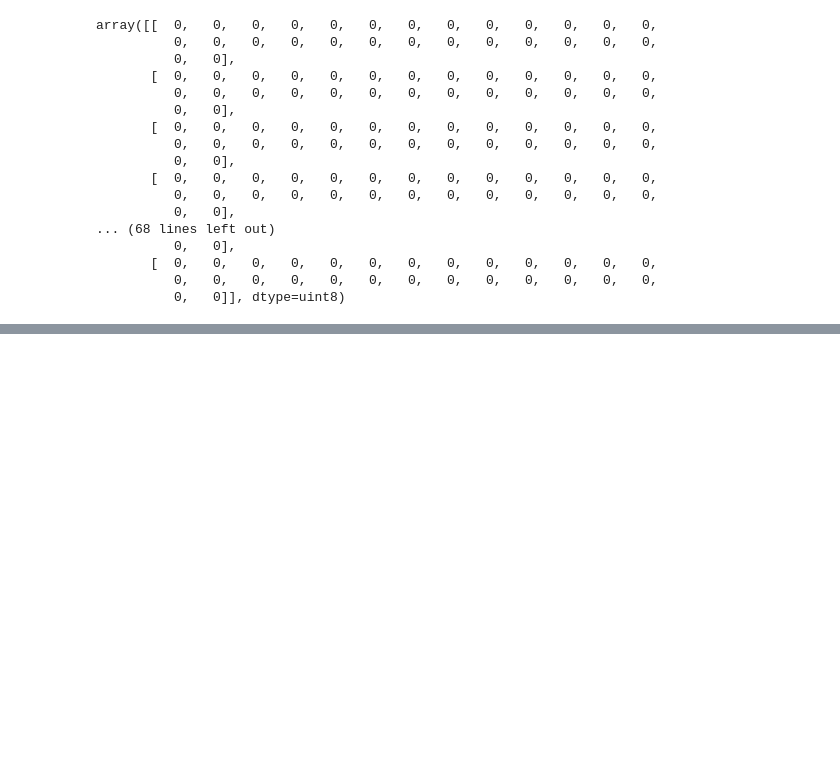
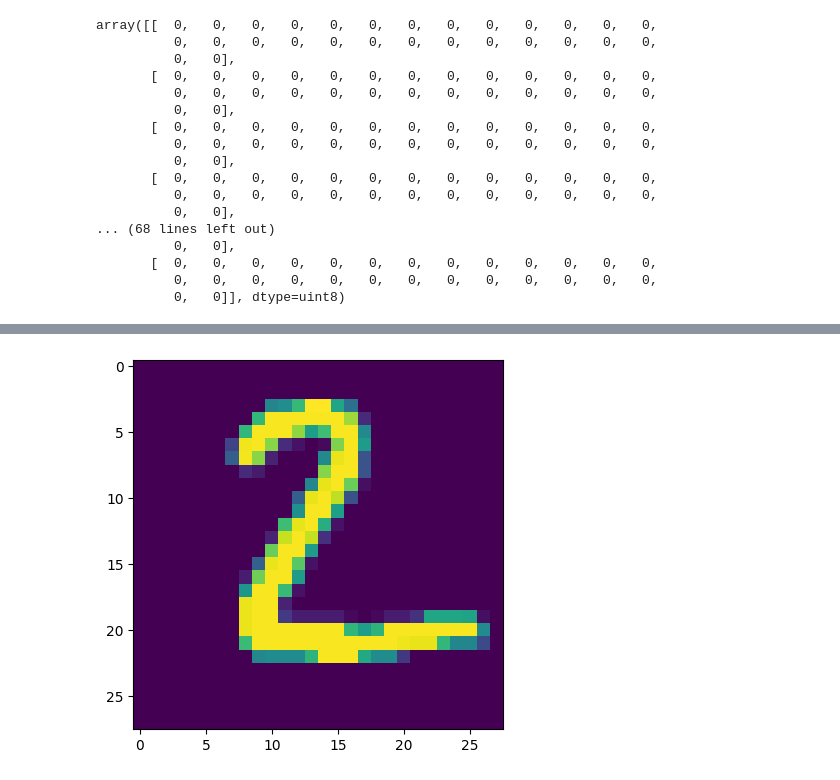
Before and after one commit to jewons91/dl-dev, a Jupyter notebook: ch02/케라스에서 mnist 이미지분류.ipynb, the cells around one changed output, grey strips where cells are left out. Cells and saved outputs as stored; diff of their text form; code cells hidden in the pictures; blank space fills up the shorter version.

```diff
--- a/ch02/케라스에서 mnist 이미지분류.ipynb
+++ b/ch02/케라스에서 mnist 이미지분류.ipynb
@@ -62,0 +104,25 @@ model = keras.Sequential([ # 순차적 처리 => forward
+# %%
+from tensorflow.keras.datasets import mnist
+(train_images, train_labels), (test_images, test_labels) = mnist.load_data()
+
+
+from tensorflow import keras
+from tensorflow.keras import layers
+model = keras.Sequential([
+    layers.Dense(512, activation="relu"),
+    layers.Dense(10, activation="softmax")
+])
+
+
+model.compile(optimizer="rmsprop",
+              loss="sparse_categorical_crossentropy",
+              metrics=["accuracy"])
+
+
+train_images = train_images.reshape((60000, 28 * 28))
+train_images = train_images.astype("float32") / 255
+test_images = test_images.reshape((10000, 28 * 28))
+test_images = test_images.astype("float32") / 255
+
+
+model.fit(train_images, train_labels, epochs=5, batch_size=128)
@@ -62,0 +167,7 @@ model = keras.Sequential([ # 순차적 처리 => forward
+# %%
+import matplotlib.pyplot as plt
+(train_images, train_labels), (test_images, test_labels) = mnist.load_data()
+plt.imshow(test_images[1])
+plt.show()
+# %% [output]
+[figure, added]
```
Also changed, not shown: parts of 9 cells of this notebook, 1 other file.
